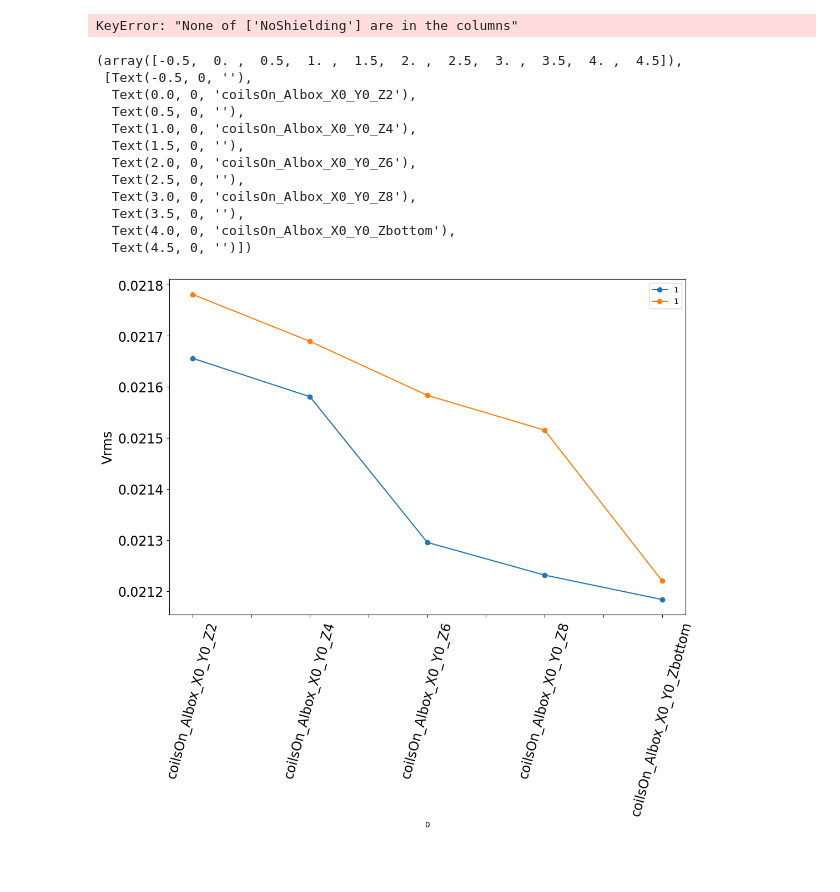
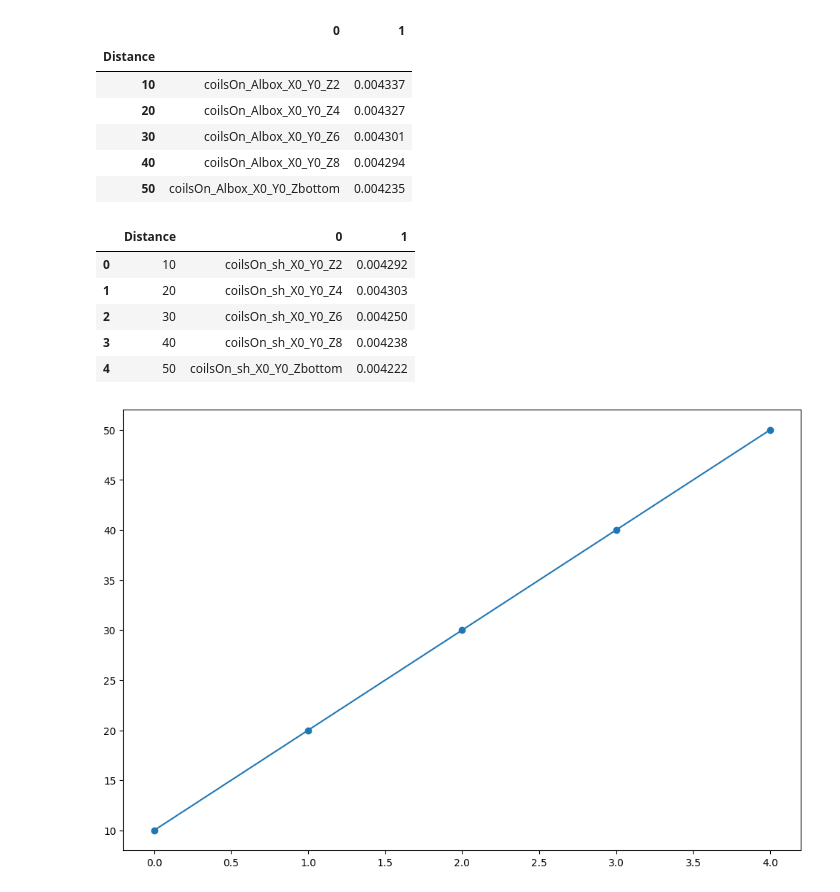
Before and after one commit to alinegt/proyectitosWChava, a Jupyter notebook: SPE/PlotParams.ipynb, the cells around one changed output. Saved outputs shown, nothing was run; the diff lists cells and outputs as text; code cells hidden in the pictures; blank space fills up the shorter version.

```diff
--- a/SPE/PlotParams.ipynb
+++ b/SPE/PlotParams.ipynb
@@ -20,38 +6,40 @@ df
-# %%
-df2=pd.read_csv("./data/SPEparam/SPEparams.dat", header=None, sep=" ", index_col=0)
-plt.rcParams['figure.figsize'] = [12, 8]
-plt.rcParams['figure.dpi'] = 100 # 200 e.g. is really fine, but slower
-df2=df2.transpose()
-df2=df2.iloc[0:1,:]
-newCol= ["RMS_noise"]
-
-#newCol= ["Peak/Valley", "PedestalSigma"]
-newCol= ["NoShielding"]
-df.insert(loc=0, column="NoShielding",value=newCol)
-df.set_index("NoShielding")
-
-df2
-# %% [output]
-KeyError: "None of ['NoShielding'] are in the columns"
+# %%
+df=pd.read_csv("./data/SPEparam/alumBox.dat", header=None, sep=" ", usecols=[0,1])
+
+dist=[10,20,30,40,50]
+df.insert(loc=0, column="Distance",value=dist)
+df=df.set_index("Distance")
+
+
+df
+# %% [output]
+|  | 0 | 1 |
+| Distance |  |  |
+| 10 | coilsOn_Albox_X0_Y0_Z2 | 0.004337 |
+| 20 | coilsOn_Albox_X0_Y0_Z4 | 0.004327 |
+| 30 | coilsOn_Albox_X0_Y0_Z6 | 0.004301 |
+| 40 | coilsOn_Albox_X0_Y0_Z8 | 0.004294 |
+| 50 | coilsOn_Albox_X0_Y0_Zbottom | 0.004235 |
+# %%
+df2=pd.read_csv("./data/SPEparam/shielding.dat", header=None, sep=" ", usecols=[0,1])
+df2.insert(loc=0, column="Distance",value=dist)
+df=df.set_index("Distance")
+
+df2
+# %% [output]
+|  | Distance | 0 | 1 |
+| 0 | 10 | coilsOn_sh_X0_Y0_Z2 | 0.004292 |
+| 1 | 20 | coilsOn_sh_X0_Y0_Z4 | 0.004303 |
+| 2 | 30 | coilsOn_sh_X0_Y0_Z6 | 0.004250 |
+| 3 | 40 | coilsOn_sh_X0_Y0_Z8 | 0.004238 |
+| 4 | 50 | coilsOn_sh_X0_Y0_Zbottom | 0.004222 |
 # %%
-ax=df.transpose().plot(marker='o')
-df2.transpose().plot(marker='o',ax=ax)
-fonttam=17
-plt.ylabel(ylabel='Vrms',fontsize=fonttam)
-plt.xticks(fontsize=fonttam)
-plt.yticks(fontsize=fonttam)
-plt.xticks(rotation=75)
+ax=df["Distance"].plot(marker='o')
+# df2.transpose().plot(marker='o',ax=ax)
+# fonttam=17
+# plt.ylabel(ylabel='Vrms',fontsize=fonttam)
+# plt.xticks(fontsize=fonttam)
+# plt.yticks(fontsize=fonttam)
+# plt.xticks(rotation=75)
 # %% [output]
-(array([-0.5,  0. ,  0.5,  1. ,  1.5,  2. ,  2.5,  3. ,  3.5,  4. ,  4.5]),
- [Text(-0.5, 0, ''),
-  Text(0.0, 0, 'coilsOn_Albox_X0_Y0_Z2'),
-  Text(0.5, 0, ''),
-  Text(1.0, 0, 'coilsOn_Albox_X0_Y0_Z4'),
-  Text(1.5, 0, ''),
-  Text(2.0, 0, 'coilsOn_Albox_X0_Y0_Z6'),
-  Text(2.5, 0, ''),
-  Text(3.0, 0, 'coilsOn_Albox_X0_Y0_Z8'),
-  Text(3.5, 0, ''),
-  Text(4.0, 0, 'coilsOn_Albox_X0_Y0_Zbottom'),
-  Text(4.5, 0, '')])
-[figure, old version]
+[figure, new version]
```
Also changed, not shown: parts of 2 cells of this notebook.
